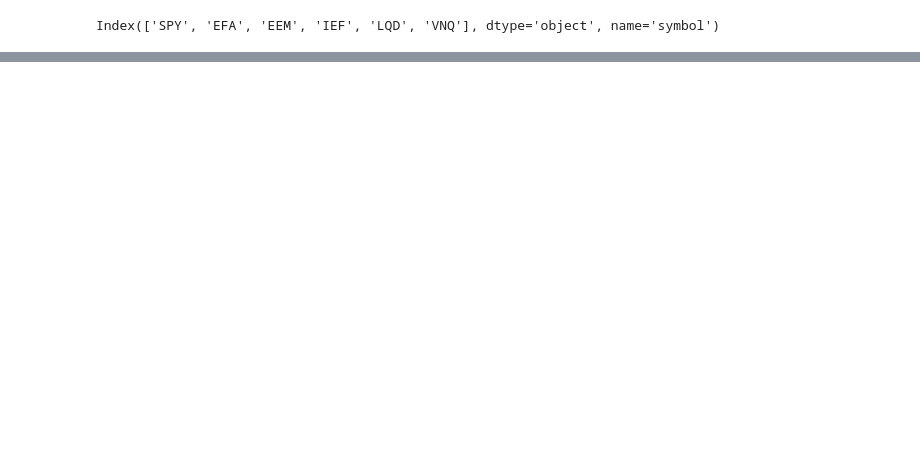
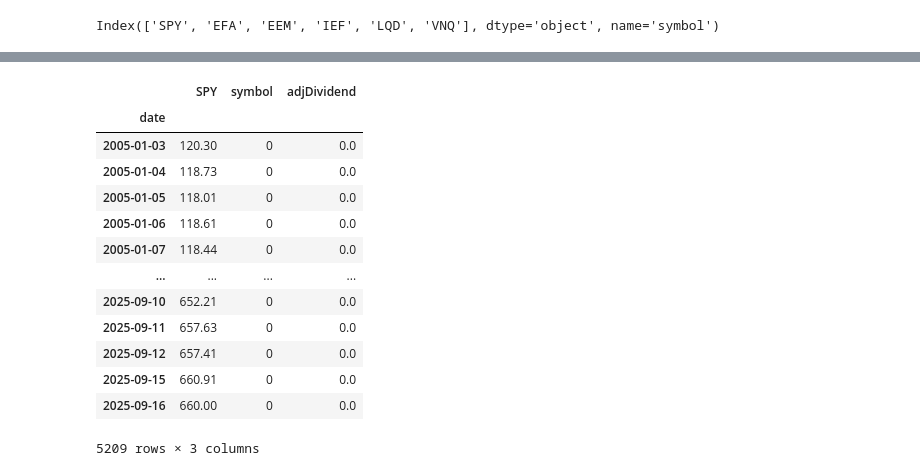
Before and after one commit to francisc112/APPLIED_FINANCE_ANALYTICS, a Jupyter notebook: PORTFOLIO_CONSTRUCTION/Portfolio_optimization.ipynb, the cells around one changed output, grey strips where cells are left out. Drawn from its saved outputs; the diff is of its cells as text; code cells hidden in the pictures; blank space fills up the shorter version.

```diff
--- a/PORTFOLIO_CONSTRUCTION/Portfolio_optimization.ipynb
+++ b/PORTFOLIO_CONSTRUCTION/Portfolio_optimization.ipynb
@@ -229,3 +236,6 @@ x=cum_return_etfs.index.name,
 y=numerical_columns,
 title='100 USD Investment on different ETFs')
 fig.show()
+# %%
+historical_dividends = port.get_historical_dividends('SPY')[["symbol","adjDividend"]]
+historical_dividends
@@ -231,0 +257,18 @@ fig.show()
+# %%
+price = pd.merge(spy,historical_dividends,left_index=True,right_index=True,how='left').fillna(0)
+price
+# %% [output]
+|  | SPY | symbol | adjDividend |
+| date |  |  |  |
+| 2005-01-03 | 120.30 | 0 | 0.0 |
+| 2005-01-04 | 118.73 | 0 | 0.0 |
+| 2005-01-05 | 118.01 | 0 | 0.0 |
+| 2005-01-06 | 118.61 | 0 | 0.0 |
+| 2005-01-07 | 118.44 | 0 | 0.0 |
+| ... | ... | ... | ... |
+| 2025-09-10 | 652.21 | 0 | 0.0 |
+| 2025-09-11 | 657.63 | 0 | 0.0 |
+| 2025-09-12 | 657.41 | 0 | 0.0 |
+| 2025-09-15 | 660.91 | 0 | 0.0 |
+| 2025-09-16 | 660.00 | 0 | 0.0 |
+5209 rows × 3 columns
```
Also changed, not shown: parts of 13 cells of this notebook, 2 other files.
